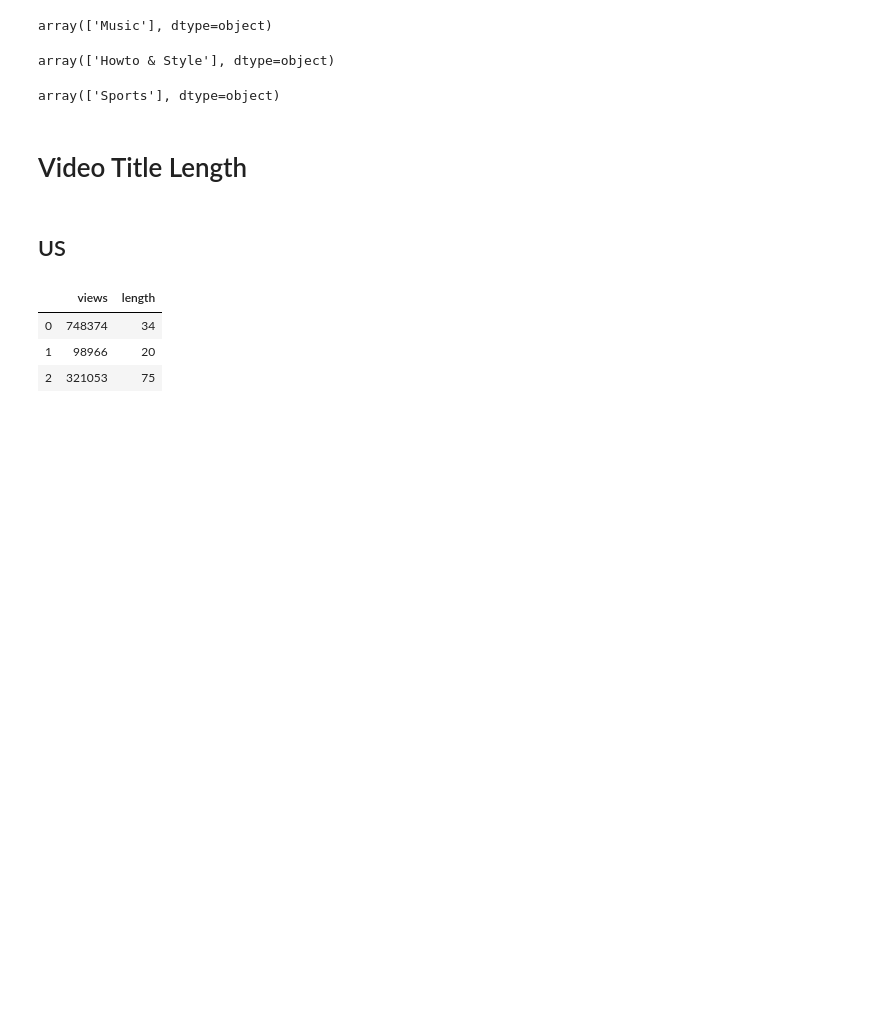
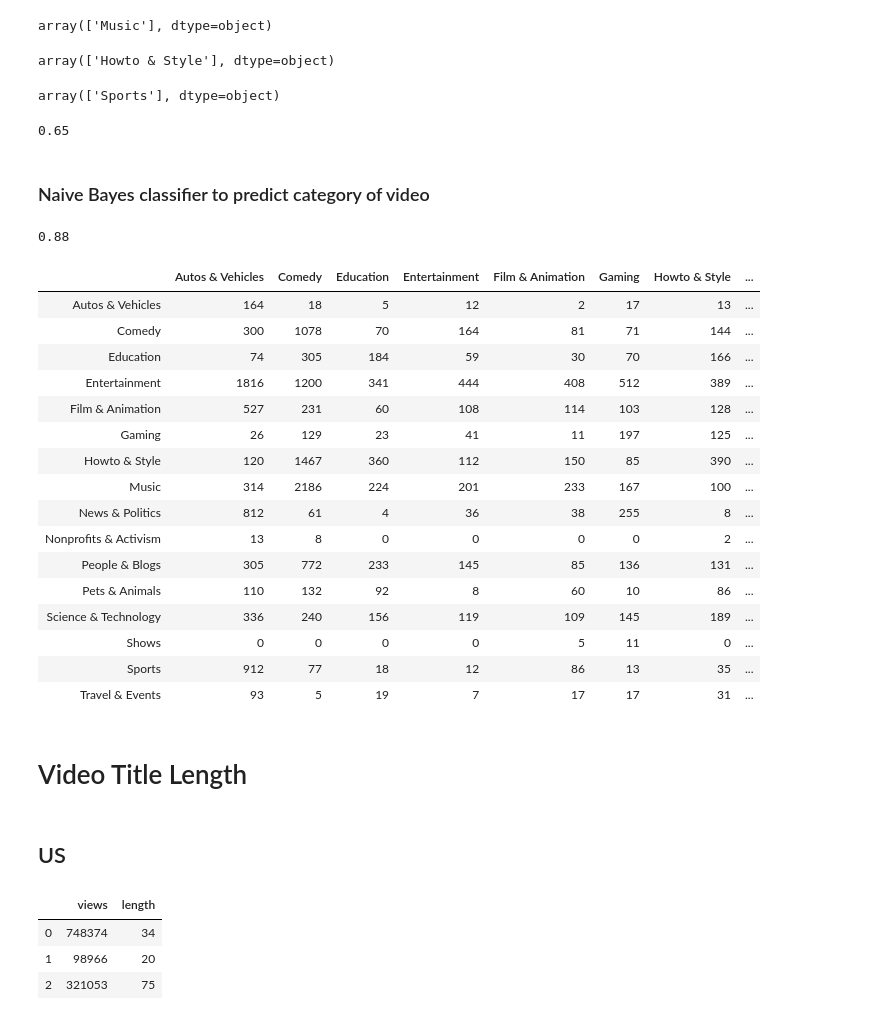
Before and after one commit to srivasis/MA384, a Jupyter notebook: Category as a Predictive attribute.ipynb, the cells around one changed output. Drawn from its saved outputs; the diff is of its cells as text; code cells hidden in the pictures; blank space fills up the shorter version.

```diff
--- a/Category as a Predictive attribute.ipynb
+++ b/Category as a Predictive attribute.ipynb
@@ -115,7 +117,7 @@ usData.head(1)
 | 0 | 2kyS6SvSYSE | 2017-11-14 | WE WANT TO TALK ABOUT OUR MARRIAGE | CaseyNeistat | 2017-11-13T17:13:01.000Z | shantell martin | 748374 | 57527 | 2966 | ... |
 # %%
 attributes = usData[['views','likes','dislikes','comment_count']]
-target = usData['category']
+target = usData['category'].astype('category')
 # %%
 usData['category'].value_counts().index
 # %% [output]
@@ -209,3 +211,15 @@ test['comment_count'] = [967]
 Tree.predict(test)
 # %% [output]
 array(['Sports'], dtype=object)
+# %%
+(1 - Tree.score(attributes,target)).round(2)
+# %% [output]
+0.65
+# %% [markdown]
+### Naive Bayes classifier to predict category of video
+# %%
+NBayes = MultinomialNB()
+NBayes.fit(attributes,target)
+(1 - NBayes.score(attributes,target)).round(2)
+# %% [output]
+0.88
@@ -211,0 +228,24 @@ array(['Sports'], dtype=object)
+# %%
+labels = target.cat.categories
+predict = NBayes.predict(attributes)
+ConfMat = confusion_matrix(target,predict)
+ConfMat = pd.DataFrame(ConfMat,index=labels,columns=labels)
+ConfMat
+# %% [output]
+|  | Autos & Vehicles | Comedy | Education | Entertainment | Film & Animation | Gaming | Howto & Style | ... |
+| Autos & Vehicles | 164 | 18 | 5 | 12 | 2 | 17 | 13 | ... |
+| Comedy | 300 | 1078 | 70 | 164 | 81 | 71 | 144 | ... |
+| Education | 74 | 305 | 184 | 59 | 30 | 70 | 166 | ... |
+| Entertainment | 1816 | 1200 | 341 | 444 | 408 | 512 | 389 | ... |
+| Film & Animation | 527 | 231 | 60 | 108 | 114 | 103 | 128 | ... |
+| Gaming | 26 | 129 | 23 | 41 | 11 | 197 | 125 | ... |
+| Howto & Style | 120 | 1467 | 360 | 112 | 150 | 85 | 390 | ... |
+| Music | 314 | 2186 | 224 | 201 | 233 | 167 | 100 | ... |
+| News & Politics | 812 | 61 | 4 | 36 | 38 | 255 | 8 | ... |
+| Nonprofits & Activism | 13 | 8 | 0 | 0 | 0 | 0 | 2 | ... |
+| People & Blogs | 305 | 772 | 233 | 145 | 85 | 136 | 131 | ... |
+| Pets & Animals | 110 | 132 | 92 | 8 | 60 | 10 | 86 | ... |
+| Science & Technology | 336 | 240 | 156 | 119 | 109 | 145 | 189 | ... |
+| Shows | 0 | 0 | 0 | 0 | 5 | 11 | 0 | ... |
+| Sports | 912 | 77 | 18 | 12 | 86 | 13 | 35 | ... |
+| Travel & Events | 93 | 5 | 19 | 7 | 17 | 17 | 31 | ... |
```
Also changed, not shown: parts of 6 cells of this notebook.
